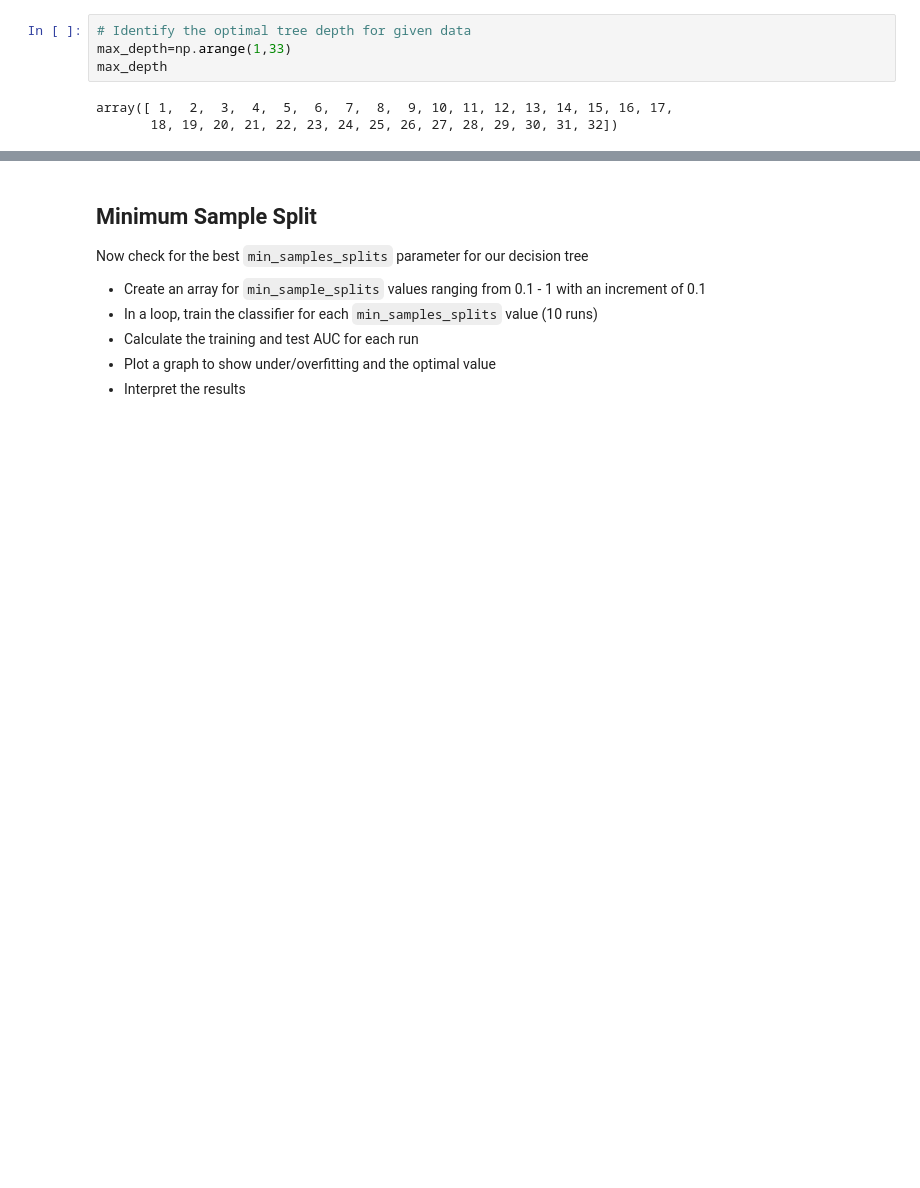
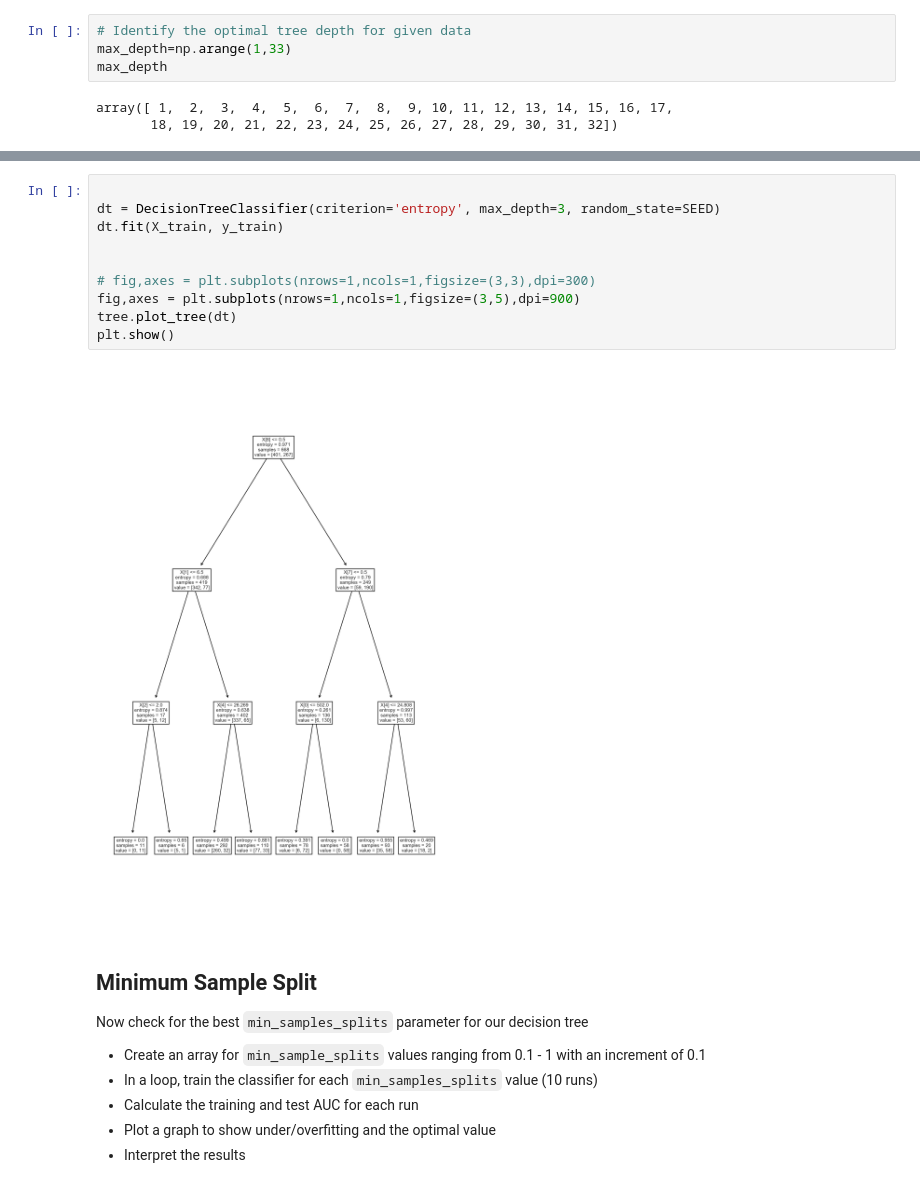
Before and after one commit to poariston/dsc-tuning-decision-trees-lab-online-ds-sp-000, a Jupyter notebook: index.ipynb, the cells around one changed output, grey strips where cells are left out. Cells and saved outputs as stored; diff of their text form; blank space fills up the shorter version.

```diff
--- a/index.ipynb
+++ b/index.ipynb
@@ -133,3 +229,15 @@ for md in max_depth:
+# %%
+
+dt = DecisionTreeClassifier(criterion='entropy', max_depth=3, random_state=SEED)
+dt.fit(X_train, y_train)
+
+
+# fig,axes = plt.subplots(nrows=1,ncols=1,figsize=(3,3),dpi=300)
+fig,axes = plt.subplots(nrows=1,ncols=1,figsize=(3,5),dpi=900)
+tree.plot_tree(dt)
+plt.show()
+# %% [output]
+[figure, added]
 # %% [markdown]
 ## Minimum Sample Split
 
```
Also changed, not shown: parts of 18 cells of this notebook, 1 other file.
